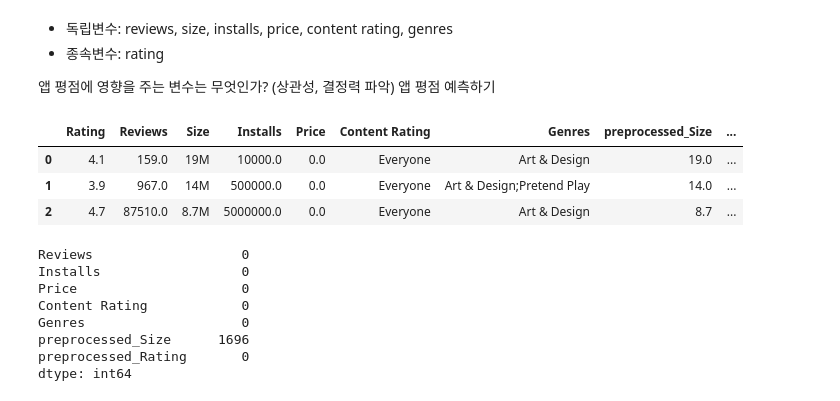
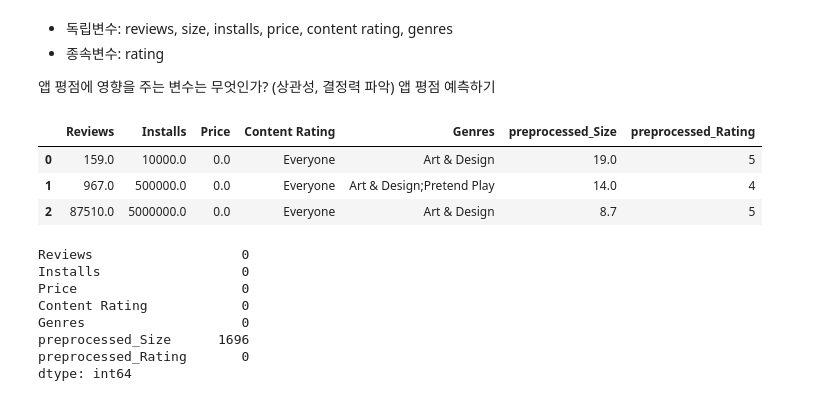
Before and after one commit to creamcheesesteak/Project_EasterEgg, a Jupyter notebook: ML/project_MachineLearning.ipynb, the cells around one changed output. Cells and saved outputs as stored; diff of their text form; code cells hidden in the pictures.

```diff
--- a/ML/project_MachineLearning.ipynb
+++ b/ML/project_MachineLearning.ipynb
@@ -226,11 +270,11 @@ Index(['Rating', 'Reviews', 'Size', 'Installs', 'Price', 'Content Rating',
 앱 평점에 영향을 주는 변수는 무엇인가? (상관성, 결정력 파악)
 앱 평점 예측하기
 # %%
-df_feature = df[['Rating', 'Reviews', 'Size', 'Installs', 'Price', 'Content Rating','Genres', 'preprocessed_Size', 'preprocessed_Rating']]
+df_feature = df[['Reviews', 'Installs', 'Price', 'Content Rating','Genres', 'preprocessed_Size', 'preprocessed_Rating']]
 df_feature.head(3)
 # %% [output]
-|  | Rating | Reviews | Size | Installs | Price | Content Rating | Genres | preprocessed_Size | ... |
-| 0 | 4.1 | 159.0 | 19M | 10000.0 | 0.0 | Everyone | Art & Design | 19.0 | ... |
-| 1 | 3.9 | 967.0 | 14M | 500000.0 | 0.0 | Everyone | Art & Design;Pretend Play | 14.0 | ... |
-| 2 | 4.7 | 87510.0 | 8.7M | 5000000.0 | 0.0 | Everyone | Art & Design | 8.7 | ... |
+|  | Reviews | Installs | Price | Content Rating | Genres | preprocessed_Size | preprocessed_Rating |
+| 0 | 159.0 | 10000.0 | 0.0 | Everyone | Art & Design | 19.0 | 5 |
+| 1 | 967.0 | 500000.0 | 0.0 | Everyone | Art & Design;Pretend Play | 14.0 | 4 |
+| 2 | 87510.0 | 5000000.0 | 0.0 | Everyone | Art & Design | 8.7 | 5 |
 # %%
```
Also changed, not shown: parts of 16 cells of this notebook.
